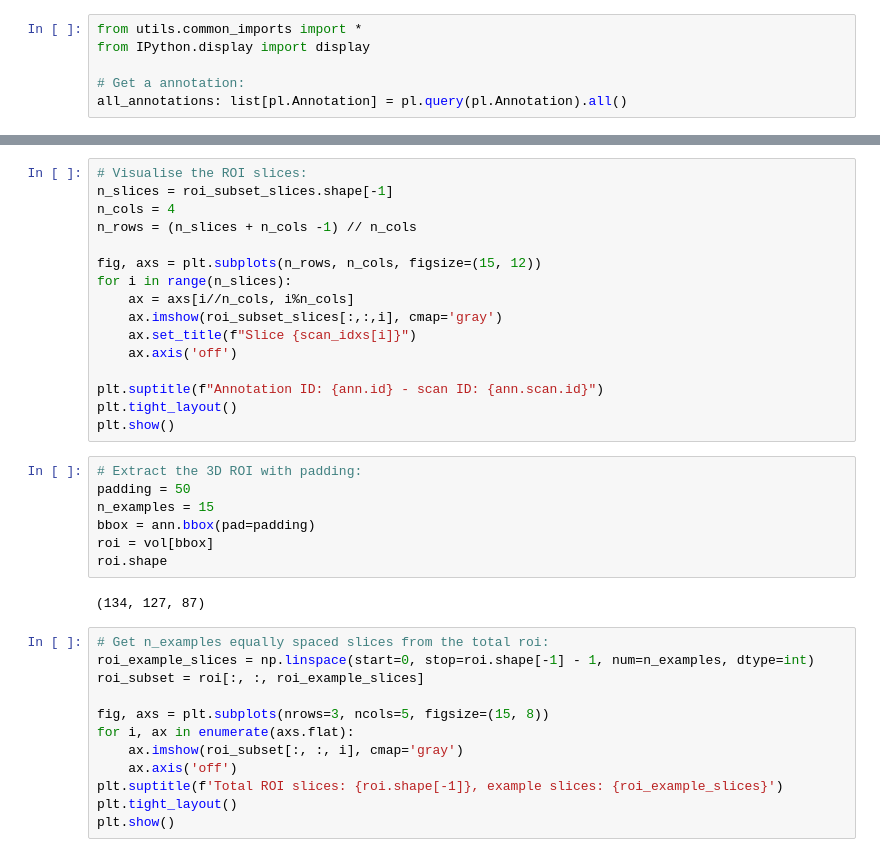
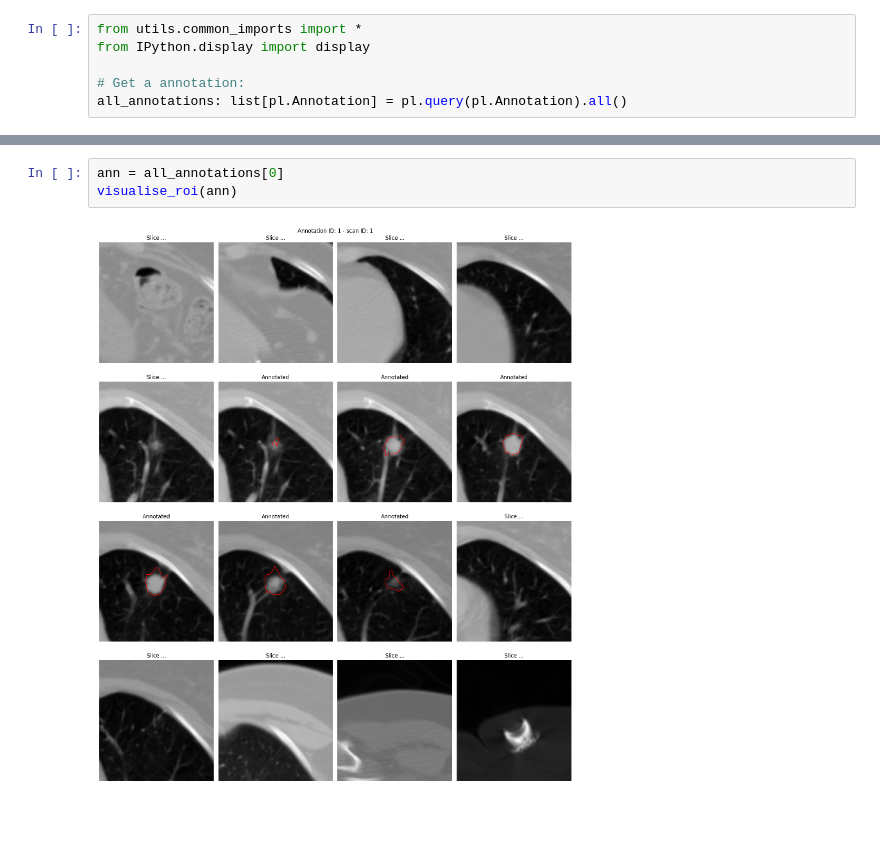
Before and after one commit to maxADeVisser/master_thesis, a Jupyter notebook: adhoc/lidc_dataset/manually_reviewing_rois.ipynb, the cells around one changed output, grey strips where cells are left out. Saved outputs shown, nothing was run; the diff lists cells and outputs as text; blank space fills up the shorter version.

Commit message:
packed up the visualisation in a single function

```diff
--- a/adhoc/lidc_dataset/manually_reviewing_rois.ipynb
+++ b/adhoc/lidc_dataset/manually_reviewing_rois.ipynb
@@ -100,38 +77,6 @@ plt.show()
-# %%
-# Visualise the ROI slices:
-n_slices = roi_subset_slices.shape[-1]
-n_cols = 4
-n_rows = (n_slices + n_cols -1) // n_cols
-
-fig, axs = plt.subplots(n_rows, n_cols, figsize=(15, 12))
-for i in range(n_slices):
-    ax = axs[i//n_cols, i%n_cols]
-    ax.imshow(roi_subset_slices[:,:,i], cmap='gray')
-    ax.set_title(f"Slice {scan_idxs[i]}")
-    ax.axis('off')
-
-plt.suptitle(f"Annotation ID: {ann.id} - scan ID: {ann.scan.id}")
-plt.tight_layout()
-plt.show()
-# %%
-# Extract the 3D ROI with padding:
-padding = 50
-n_examples = 15
-bbox = ann.bbox(pad=padding)
-roi = vol[bbox]
-roi.shape
-# %% [output]
-(134, 127, 87)
-# %%
-# Get n_examples equally spaced slices from the total roi:
-roi_example_slices = np.linspace(start=0, stop=roi.shape[-1] - 1, num=n_examples, dtype=int)
-roi_subset = roi[:, :, roi_example_slices]
-
-fig, axs = plt.subplots(nrows=3, ncols=5, figsize=(15, 8))
-for i, ax in enumerate(axs.flat):
-    ax.imshow(roi_subset[:, :, i], cmap='gray')
-    ax.axis('off')
-plt.suptitle(f'Total ROI slices: {roi.shape[-1]}, example slices: {roi_example_slices}')
-plt.tight_layout()
-plt.show()
+# %%
+ann = all_annotations[0]
+visualise_roi(ann)
+# %% [output]
+[figure, added]
 # %%
```
Also changed, not shown: parts of 3 cells of this notebook.
